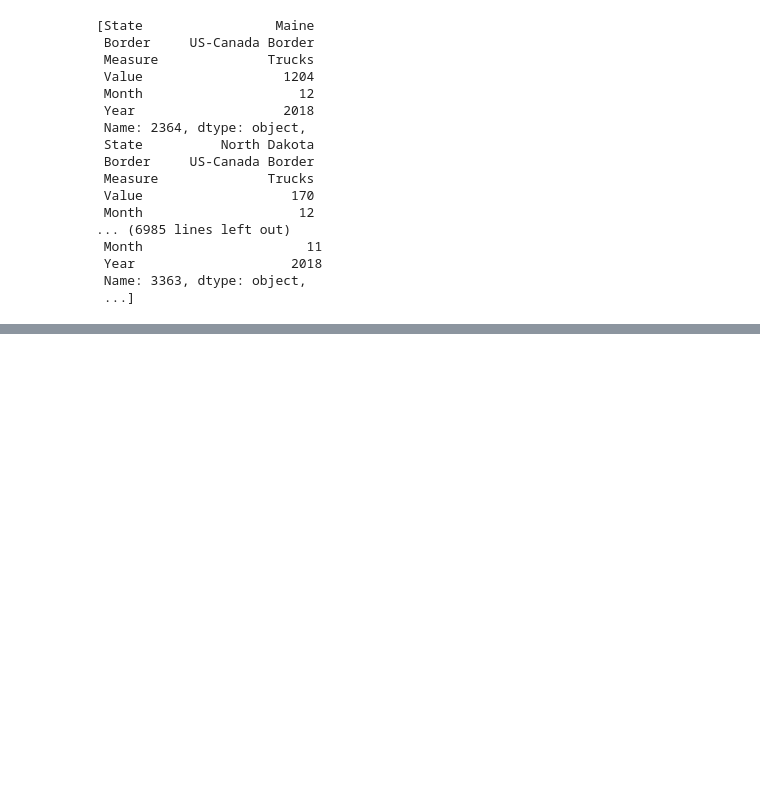
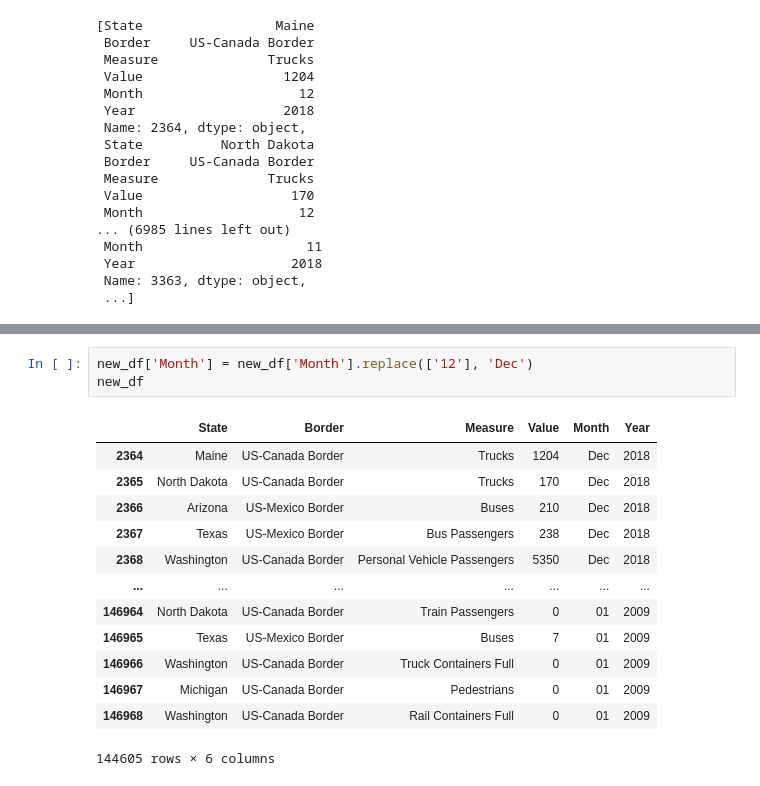
Before and after one commit to saraparveen26/Data-Visualization---US-Border-Crossing, a Jupyter notebook: border_crossing.ipynb, the cells around one changed output, grey strips where cells are left out. Saved outputs shown, nothing was run; the diff lists cells and outputs as text; blank space fills up the shorter version.

```diff
--- a/border_crossing.ipynb
+++ b/border_crossing.ipynb
@@ -222,0 +218,17 @@ ValueError: DataFrame constructor not properly called!
+# %%
+new_df['Month'] = new_df['Month'].replace(['12'], 'Dec')
+new_df
+# %% [output]
+|  | State | Border | Measure | Value | Month | Year |
+| 2364 | Maine | US-Canada Border | Trucks | 1204 | Dec | 2018 |
+| 2365 | North Dakota | US-Canada Border | Trucks | 170 | Dec | 2018 |
+| 2366 | Arizona | US-Mexico Border | Buses | 210 | Dec | 2018 |
+| 2367 | Texas | US-Mexico Border | Bus Passengers | 238 | Dec | 2018 |
+| 2368 | Washington | US-Canada Border | Personal Vehicle Passengers | 5350 | Dec | 2018 |
+| ... | ... | ... | ... | ... | ... | ... |
+| 146964 | North Dakota | US-Canada Border | Train Passengers | 0 | 01 | 2009 |
+| 146965 | Texas | US-Mexico Border | Buses | 7 | 01 | 2009 |
+| 146966 | Washington | US-Canada Border | Truck Containers Full | 0 | 01 | 2009 |
+| 146967 | Michigan | US-Canada Border | Pedestrians | 0 | 01 | 2009 |
+| 146968 | Washington | US-Canada Border | Rail Containers Full | 0 | 01 | 2009 |
+144605 rows × 6 columns
```
Also changed, not shown: parts of 3 cells of this notebook, 2 other files.
